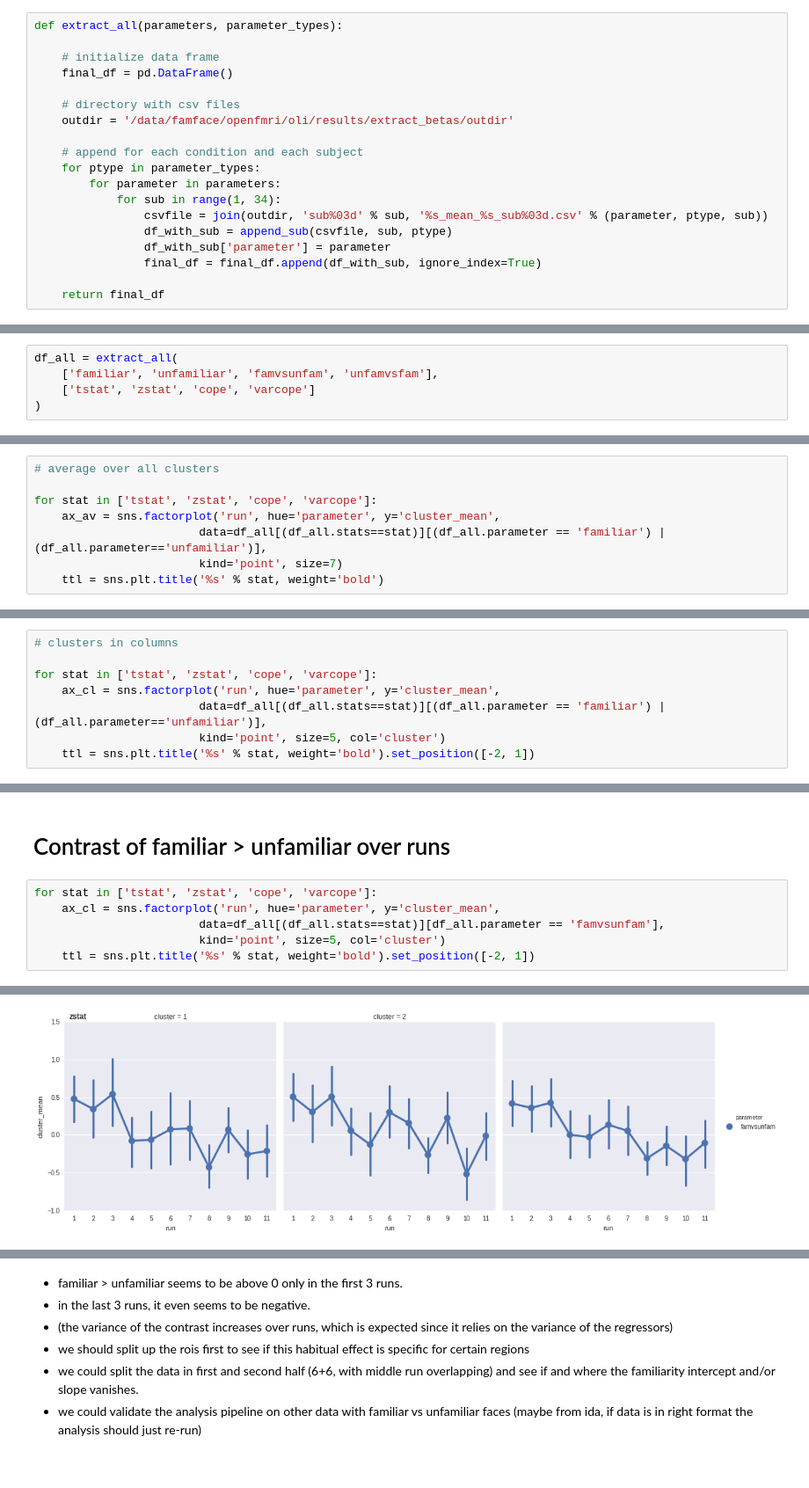
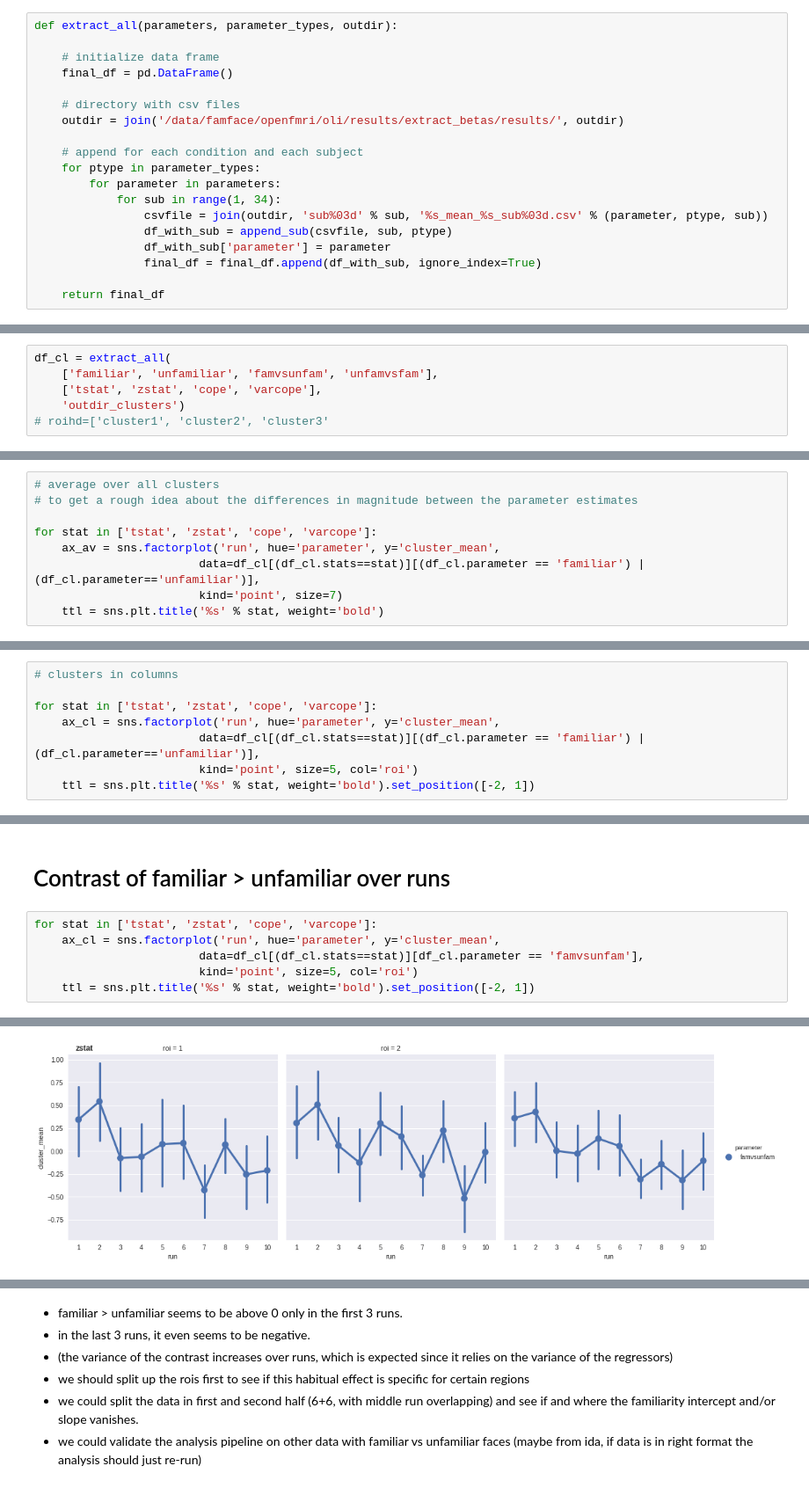
Before and after one commit to oliver-contier/famface-temporal-dynamics, a Jupyter notebook: notebooks/plot_mean_betas.ipynb, the cells around one changed output, grey strips where cells are left out. Shown at 88% size. Saved outputs shown, nothing was run; the diff lists cells and outputs as text.

```diff
--- a/notebooks/plot_mean_betas.ipynb
+++ b/notebooks/plot_mean_betas.ipynb
@@ -37,13 +41,13 @@ def append_sub(csvfile, sub, ptype):
     result_df = df
     return result_df
 # %%
-def extract_all(parameters, parameter_types):
+def extract_all(parameters, parameter_types, outdir):
 
     # initialize data frame
     final_df = pd.DataFrame()
 
     # directory with csv files
-    outdir = '/data/famface/openfmri/oli/results/extract_betas/outdir'
+    outdir = join('/data/famface/openfmri/oli/results/extract_betas/results/', outdir)
 
     # append for each condition and each subject
     for ptype in parameter_types:
@@ -58,6 +64,7 @@ def extract_all(parameters, parameter_types):
 # %%
-df_all = extract_all(
+df_cl = extract_all(
     ['familiar', 'unfamiliar', 'famvsunfam', 'unfamvsfam'],
-    ['tstat', 'zstat', 'cope', 'varcope']
-)
+    ['tstat', 'zstat', 'cope', 'varcope'],
+    'outdir_clusters')
+# roihd=['cluster1', 'cluster2', 'cluster3'
 # %%
@@ -83,9 +86,10 @@ To get a rough idea if the conditions / parameters differ in their magnitude.
 # %%
 # average over all clusters
+# to get a rough idea about the differences in magnitude between the parameter estimates
 
 for stat in ['tstat', 'zstat', 'cope', 'varcope']:
     ax_av = sns.factorplot('run', hue='parameter', y='cluster_mean',
-                        data=df_all[(df_all.stats==stat)][(df_all.parameter == 'familiar') | (df_all.parameter=='unfamiliar')],
+                        data=df_cl[(df_cl.stats==stat)][(df_cl.parameter == 'familiar') | (df_cl.parameter=='unfamiliar')],
                         kind='point', size=7)
     ttl = sns.plt.title('%s' % stat, weight='bold')
 # %% [output]
@@ -98,7 +102,7 @@ for stat in ['tstat', 'zstat', 'cope', 'varcope']:
 
 for stat in ['tstat', 'zstat', 'cope', 'varcope']:
     ax_cl = sns.factorplot('run', hue='parameter', y='cluster_mean',
-                        data=df_all[(df_all.stats==stat)][(df_all.parameter == 'familiar') | (df_all.parameter=='unfamiliar')],
-                        kind='point', size=5, col='cluster')
+                        data=df_cl[(df_cl.stats==stat)][(df_cl.parameter == 'familiar') | (df_cl.parameter=='unfamiliar')],
+                        kind='point', size=5, col='roi')
     ttl = sns.plt.title('%s' % stat, weight='bold').set_position([-2, 1])
 # %% [output]
@@ -133,7 +139,7 @@ scpt = plot_scatter(dataXd=np.array([pe_fam, pe_unfam]),
 # %%
 for stat in ['tstat', 'zstat', 'cope', 'varcope']:
     ax_cl = sns.factorplot('run', hue='parameter', y='cluster_mean',
-                        data=df_all[(df_all.stats==stat)][df_all.parameter == 'famvsunfam'],
-                        kind='point', size=5, col='cluster')
+                        data=df_cl[(df_cl.stats==stat)][df_cl.parameter == 'famvsunfam'],
+                        kind='point', size=5, col='roi')
     ttl = sns.plt.title('%s' % stat, weight='bold').set_position([-2, 1])
 # %% [output]
@@ -141 +147 @@ for stat in ['tstat', 'zstat', 'cope', 'varcope']:
-[figure, old version]
+[figure, new version]
```
Also changed, not shown: parts of 15 cells of this notebook.
